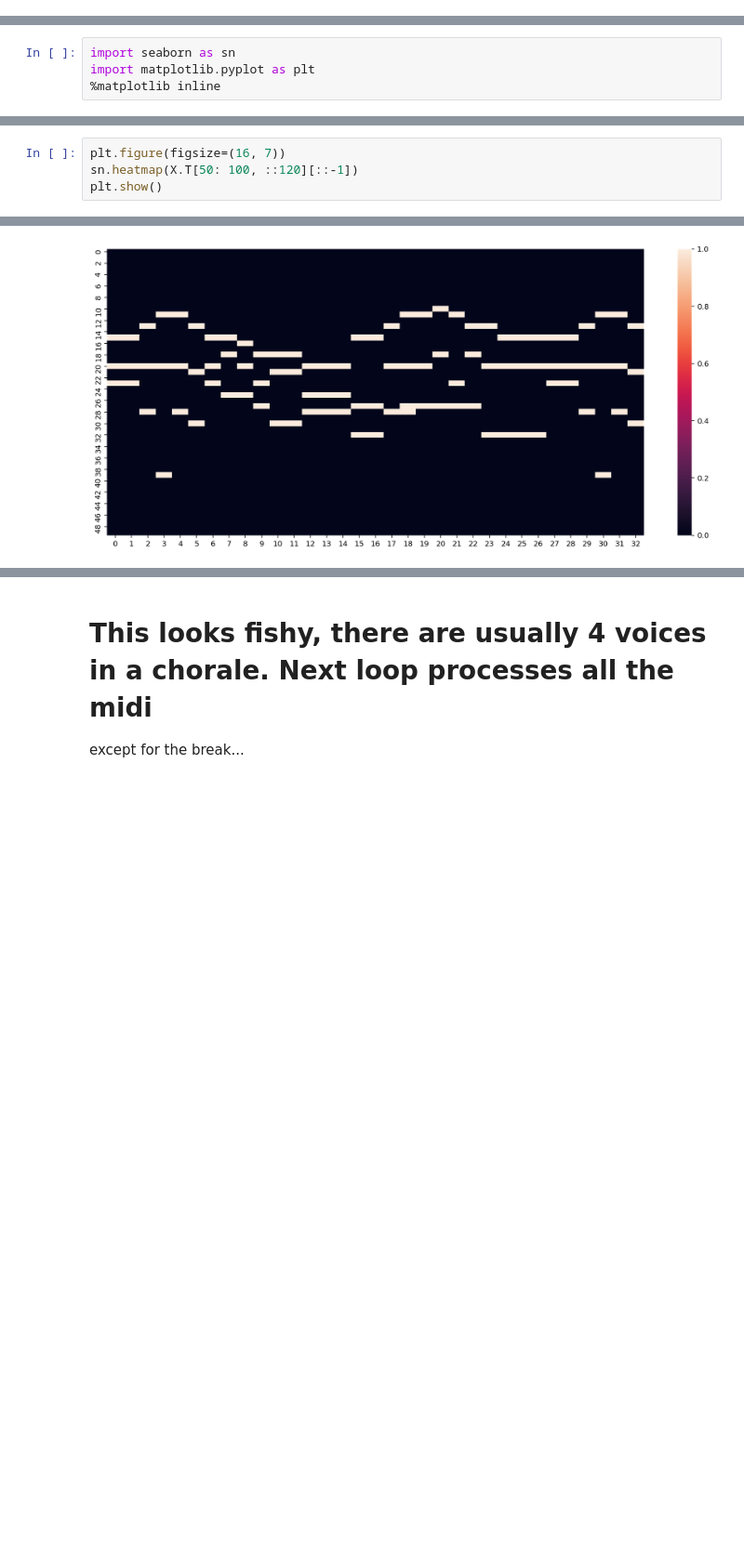
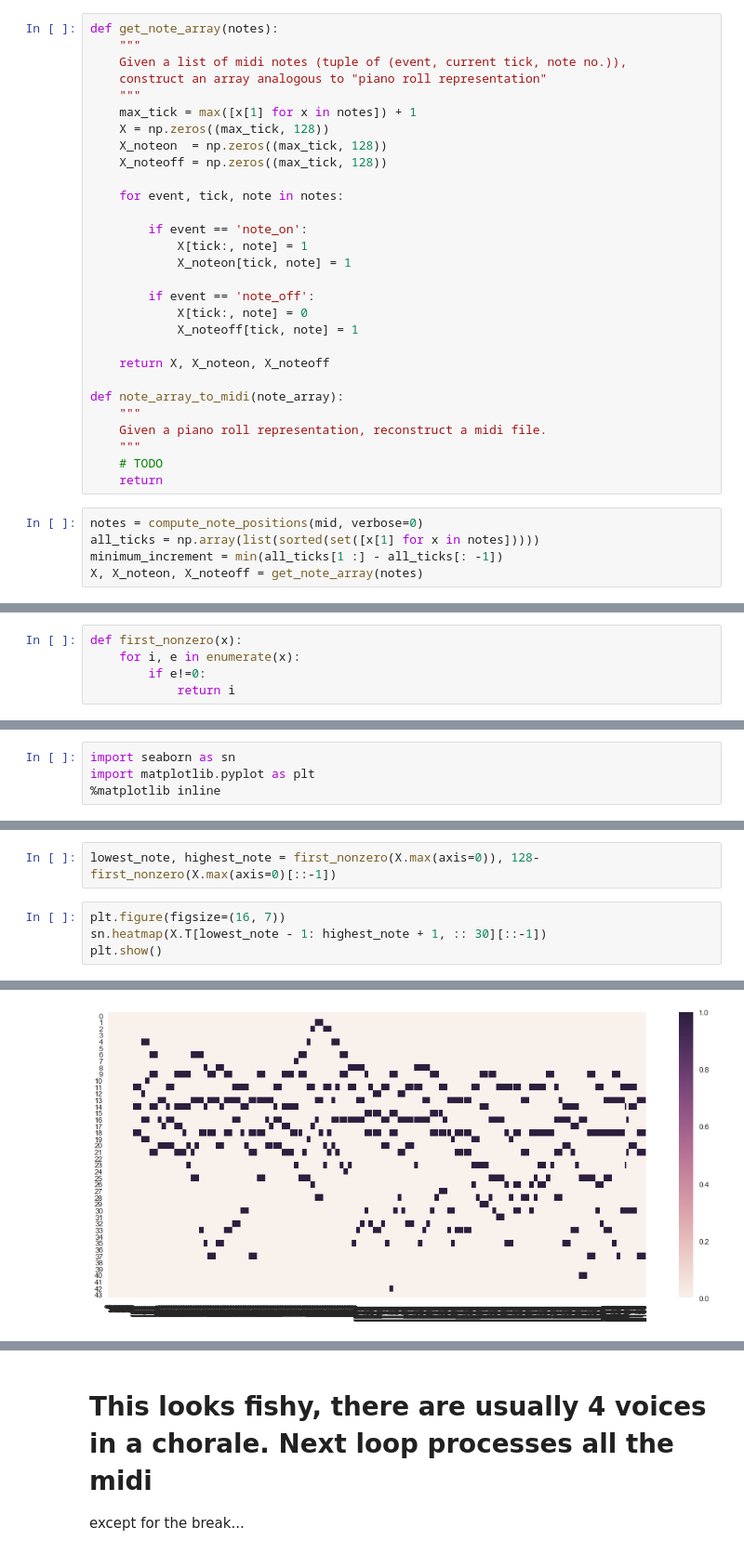
Before and after one commit to eloaf/midi_array_dataset, a Jupyter notebook: Midi2Img.ipynb, the cells around one changed output, grey strips where cells are left out. Shown: that part at 93% size. Saved outputs shown, nothing was run; the diff lists cells and outputs as text; blank space fills up the shorter version.

```diff
--- a/Midi2Img.ipynb
+++ b/Midi2Img.ipynb
@@ -245,0 +47,34 @@ X = get_note_array(compute_note_positions(mid))
+# %%
+def get_note_array(notes):
+    """
+    Given a list of midi notes (tuple of (event, current tick, note no.)),
+    construct an array analogous to "piano roll representation"
+    """
+    max_tick = max([x[1] for x in notes]) + 1
+    X = np.zeros((max_tick, 128))
+    X_noteon  = np.zeros((max_tick, 128))
+    X_noteoff = np.zeros((max_tick, 128))
+
+    for event, tick, note in notes:
+
+        if event == 'note_on':
+            X[tick:, note] = 1
+            X_noteon[tick, note] = 1
+
+        if event == 'note_off':
+            X[tick:, note] = 0
+            X_noteoff[tick, note] = 1
+
+    return X, X_noteon, X_noteoff
+
+def note_array_to_midi(note_array):
+    """
+    Given a piano roll representation, reconstruct a midi file.
+    """
+    # TODO
+    return
+# %%
+notes = compute_note_positions(mid, verbose=0)
+all_ticks = np.array(list(sorted(set([x[1] for x in notes]))))
+minimum_increment = min(all_ticks[1 :] - all_ticks[: -1])
+X, X_noteon, X_noteoff = get_note_array(notes)
@@ -245,0 +85,5 @@ X = get_note_array(compute_note_positions(mid))
+# %%
+def first_nonzero(x):
+    for i, e in enumerate(x):
+        if e!=0:
+            return i
@@ -252,5 +102,7 @@ import matplotlib.pyplot as plt
+# %%
+lowest_note, highest_note = first_nonzero(X.max(axis=0)), 128-first_nonzero(X.max(axis=0)[::-1])
 # %%
 plt.figure(figsize=(16, 7))
-sn.heatmap(X.T[50: 100, ::120][::-1])
+sn.heatmap(X.T[lowest_note - 1: highest_note + 1, :: 30][::-1])
 plt.show()
 # %% [output]
@@ -258 +109 @@ plt.show()
-[figure, old version]
+[figure, new version]
```
Also changed, not shown: parts of 28 cells of this notebook.
